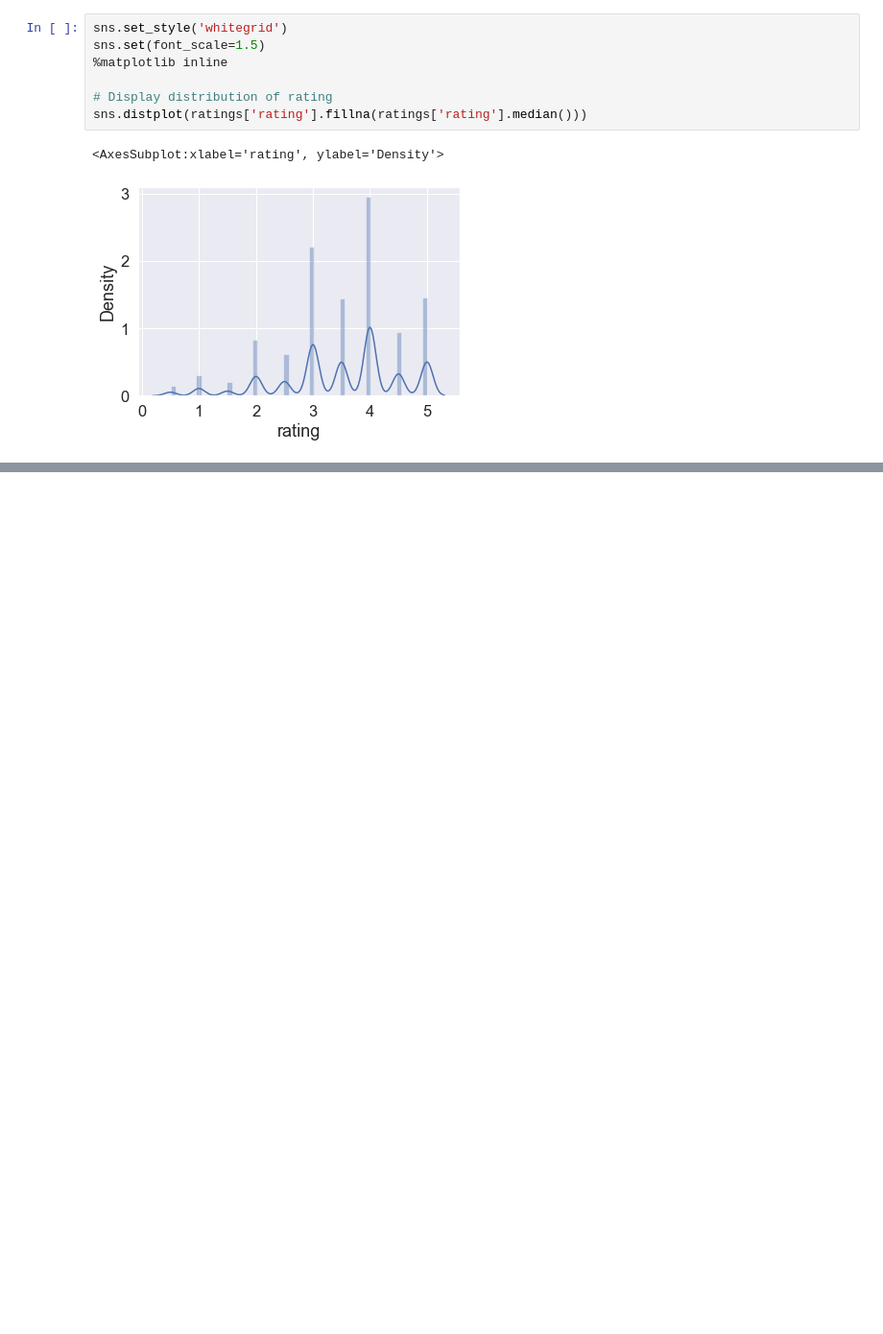
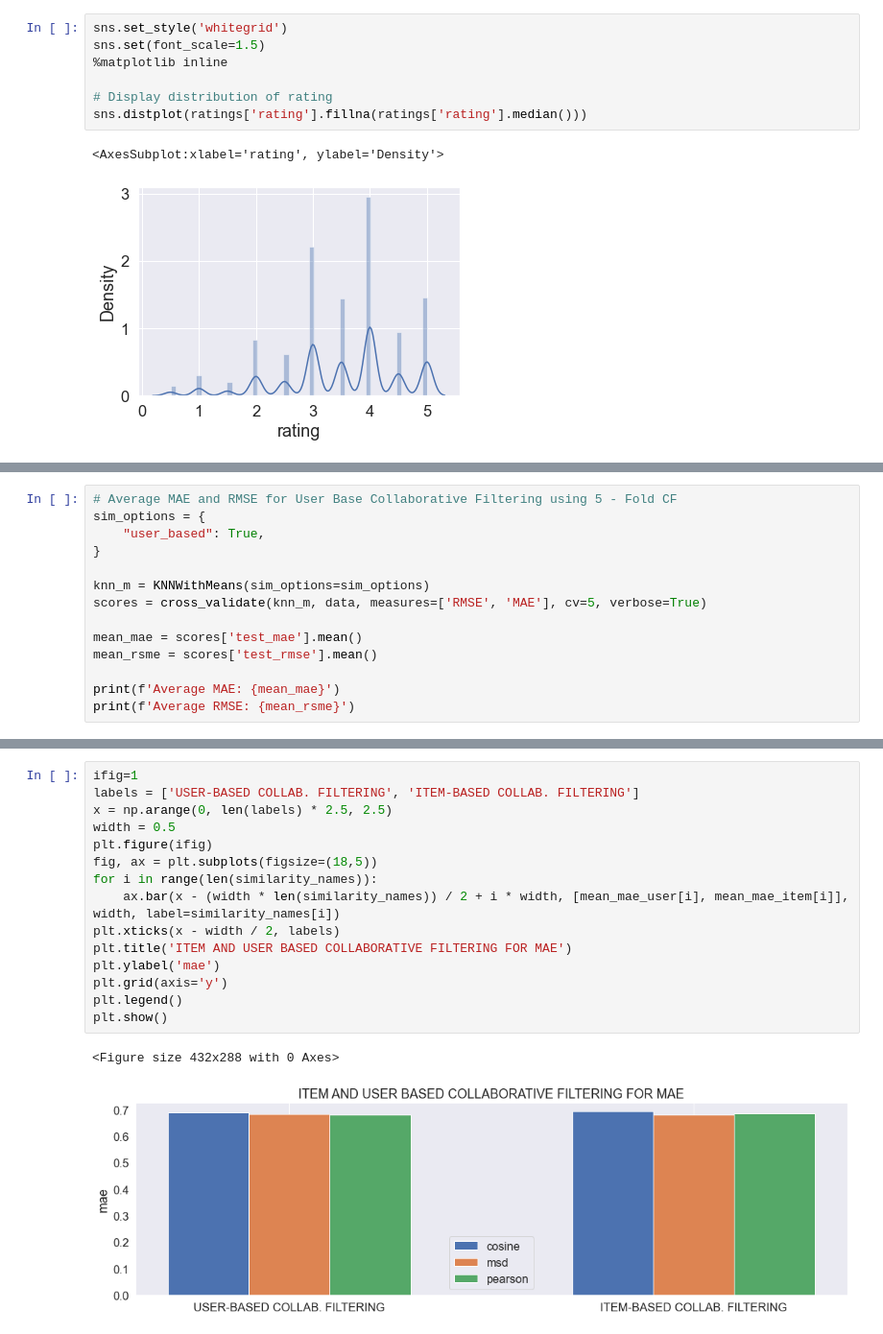
Before and after one commit to wharr1203/Chimera-Movie-Recommendations, a Jupyter notebook: Derek Notebook.ipynb, the cells around one changed output, grey strips where cells are left out. Shown at 96% size. Cells and saved outputs as stored; diff of their text form; blank space fills up the shorter version.

```diff
--- a/Derek Notebook.ipynb
+++ b/Derek Notebook.ipynb
@@ -210,0 +214,14 @@ Name: title, dtype: object
+# %%
+# Average MAE and RMSE for User Base Collaborative Filtering using 5 - Fold CF
+sim_options = {
+    "user_based": True,
+}
+
+knn_m = KNNWithMeans(sim_options=sim_options)
+scores = cross_validate(knn_m, data, measures=['RMSE', 'MAE'], cv=5, verbose=True)
+
+mean_mae = scores['test_mae'].mean()
+mean_rsme = scores['test_rmse'].mean()
+
+print(f'Average MAE: {mean_mae}')
+print(f'Average RMSE: {mean_rsme}')
@@ -210,0 +347,18 @@ Name: title, dtype: object
+# %%
+ifig=1
+labels = ['USER-BASED COLLAB. FILTERING', 'ITEM-BASED COLLAB. FILTERING']
+x = np.arange(0, len(labels) * 2.5, 2.5)
+width = 0.5
+plt.figure(ifig)
+fig, ax = plt.subplots(figsize=(18,5))
+for i in range(len(similarity_names)):
+    ax.bar(x - (width * len(similarity_names)) / 2 + i * width, [mean_mae_user[i], mean_mae_item[i]], width, label=similarity_names[i])
+plt.xticks(x - width / 2, labels)
+plt.title('ITEM AND USER BASED COLLABORATIVE FILTERING FOR MAE')
+plt.ylabel('mae')
+plt.grid(axis='y')
+plt.legend()
+plt.show()
+# %% [output]
+<Figure size 432x288 with 0 Axes>
+[figure, added]
```
Also changed, not shown: parts of 24 cells of this notebook.
